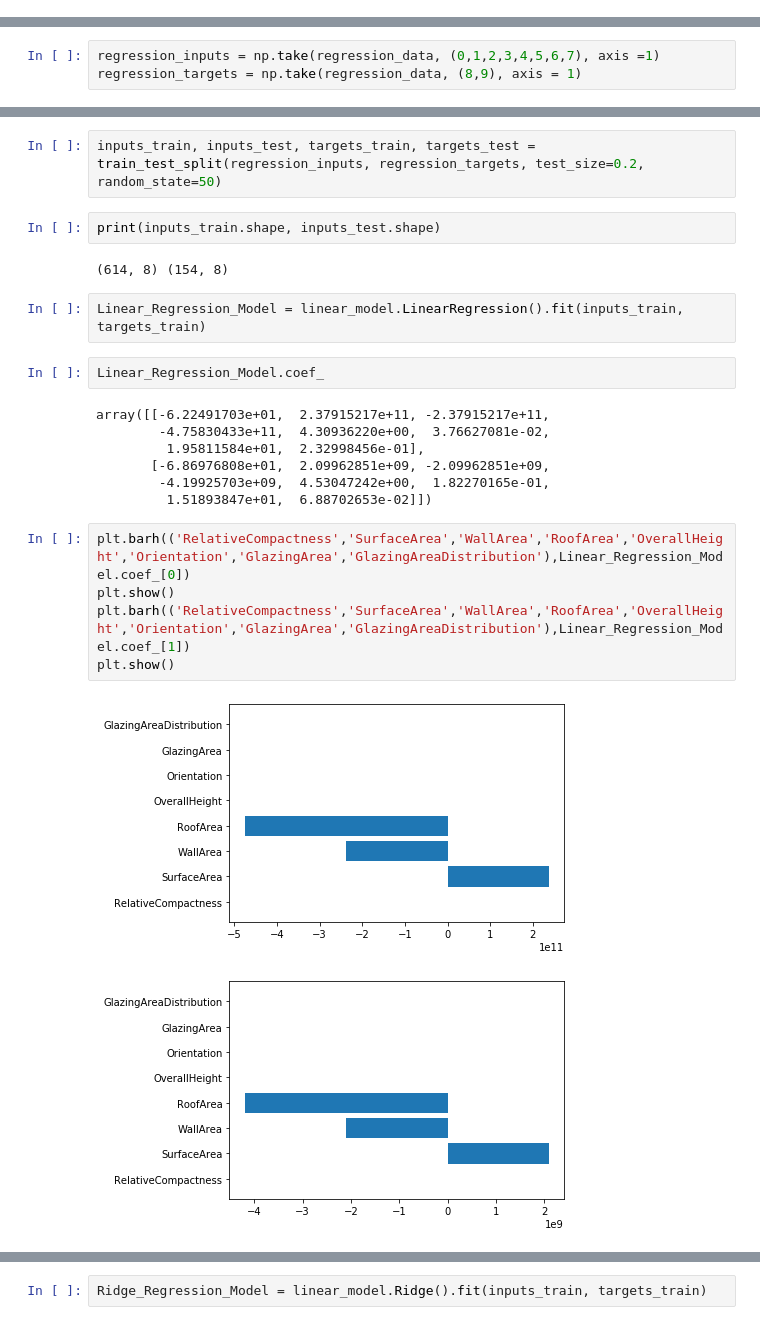
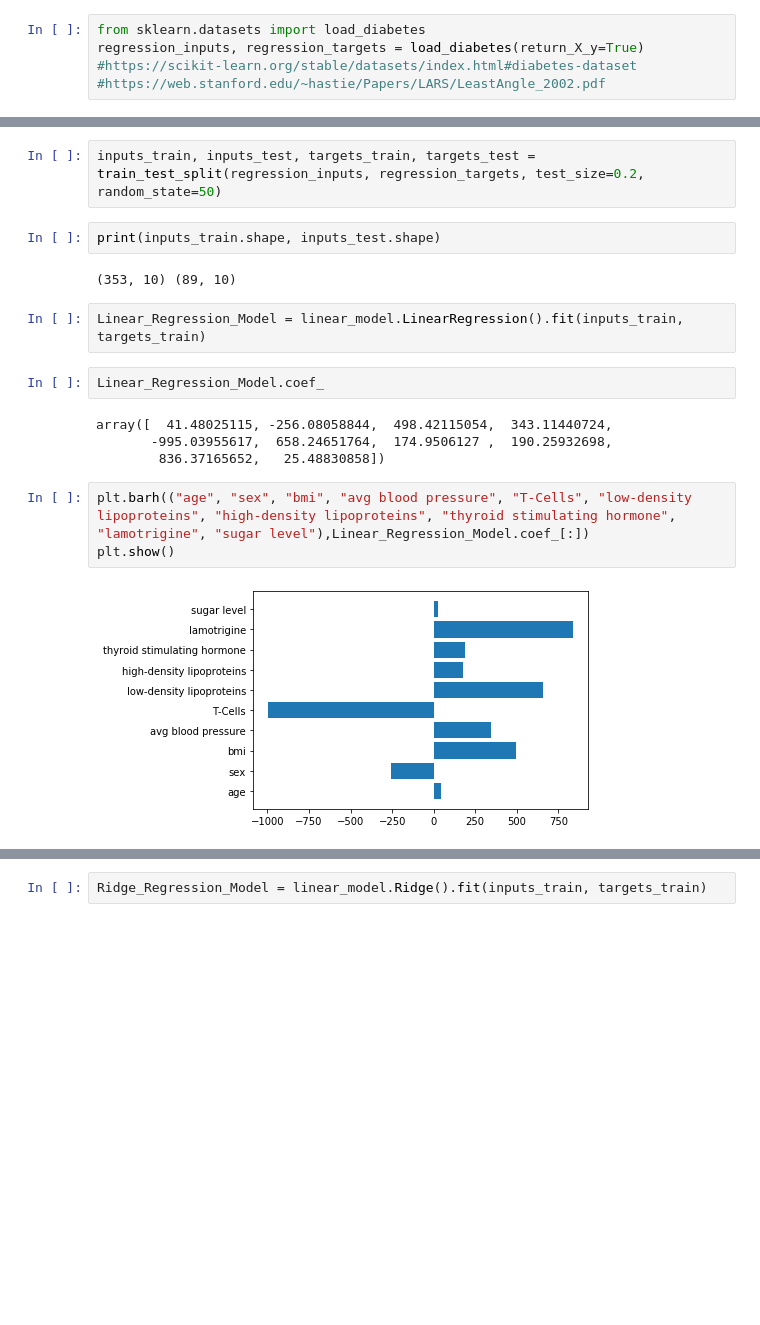
Before and after one commit to MatLaradeAcenet/Machine_Learning_Course, a Jupyter notebook: 08_Basic_Regression.ipynb, the cells around one changed output, grey strips where cells are left out. Saved outputs shown, nothing was run; the diff lists cells and outputs as text; blank space fills up the shorter version.

Commit message:
Refined the regression notebook, and changed dataset

```diff
--- a/08_Basic_Regression.ipynb
+++ b/08_Basic_Regression.ipynb
@@ -8,0 +6,5 @@ regression_data = np.genfromtxt('ENB2012_data.csv', delimiter=',')
+# %%
+from sklearn.datasets import load_diabetes
+regression_inputs, regression_targets = load_diabetes(return_X_y=True)
+#https://scikit-learn.org/stable/datasets/index.html#diabetes-dataset
+#https://web.stanford.edu/~hastie/Papers/LARS/LeastAngle_2002.pdf
@@ -34,3 +55,0 @@ print(regression_data.shape)
-# %%
-regression_inputs = np.take(regression_data, (0,1,2,3,4,5,6,7), axis =1)
-regression_targets = np.take(regression_data, (8,9), axis = 1)
@@ -61,24 +58,18 @@ inputs_train, inputs_test, targets_train, targets_test = train_test_split(regres
 # %%
 print(inputs_train.shape, inputs_test.shape)
 # %% [output]
-(614, 8) (154, 8)
+(353, 10) (89, 10)
 # %%
 Linear_Regression_Model = linear_model.LinearRegression().fit(inputs_train, targets_train)
 # %%
 Linear_Regression_Model.coef_
 # %% [output]
-array([[-6.22491703e+01,  2.37915217e+11, -2.37915217e+11,
-        -4.75830433e+11,  4.30936220e+00,  3.76627081e-02,
-         1.95811584e+01,  2.32998456e-01],
-       [-6.86976808e+01,  2.09962851e+09, -2.09962851e+09,
-        -4.19925703e+09,  4.53047242e+00,  1.82270165e-01,
-         1.51893847e+01,  6.88702653e-02]])
+array([  41.48025115, -256.08058844,  498.42115054,  343.11440724,
+       -995.03955617,  658.24651764,  174.9506127 ,  190.25932698,
+        836.37165652,   25.48830858])
-# %%
-plt.barh(('RelativeCompactness','SurfaceArea','WallArea','RoofArea','OverallHeight','Orientation','GlazingArea','GlazingAreaDistribution'),Linear_Regression_Model.coef_[0])
-plt.show()
-plt.barh(('RelativeCompactness','SurfaceArea','WallArea','RoofArea','OverallHeight','Orientation','GlazingArea','GlazingAreaDistribution'),Linear_Regression_Model.coef_[1])
-plt.show()
-# %% [output]
-[figure, removed]
-[figure, removed]
+# %%
+plt.barh(("age", "sex", "bmi", "avg blood pressure", "T-Cells", "low-density lipoproteins", "high-density lipoproteins", "thyroid stimulating hormone", "lamotrigine", "sugar level"),Linear_Regression_Model.coef_[:])
+plt.show()
+# %% [output]
+[figure, added]
 # %%
```
Also changed, not shown: parts of 16 cells of this notebook, 3 other files.
